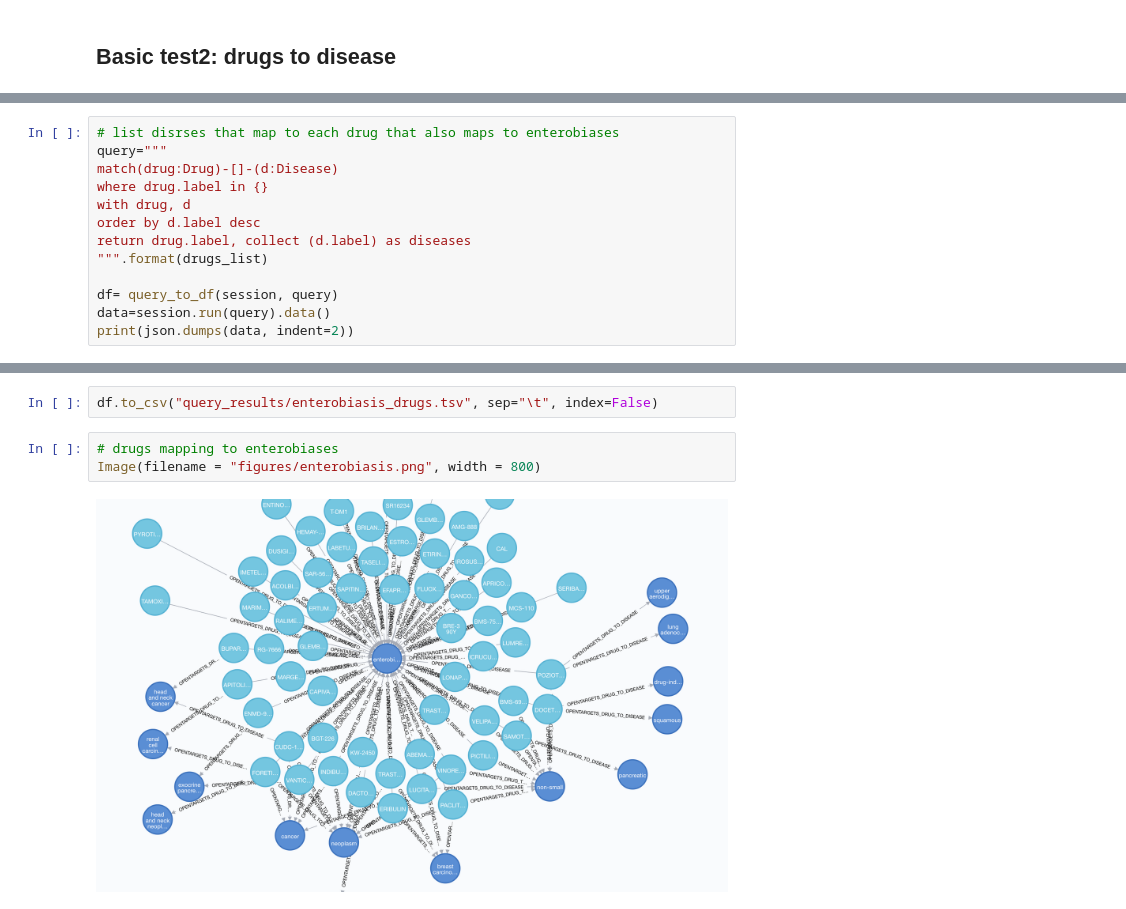
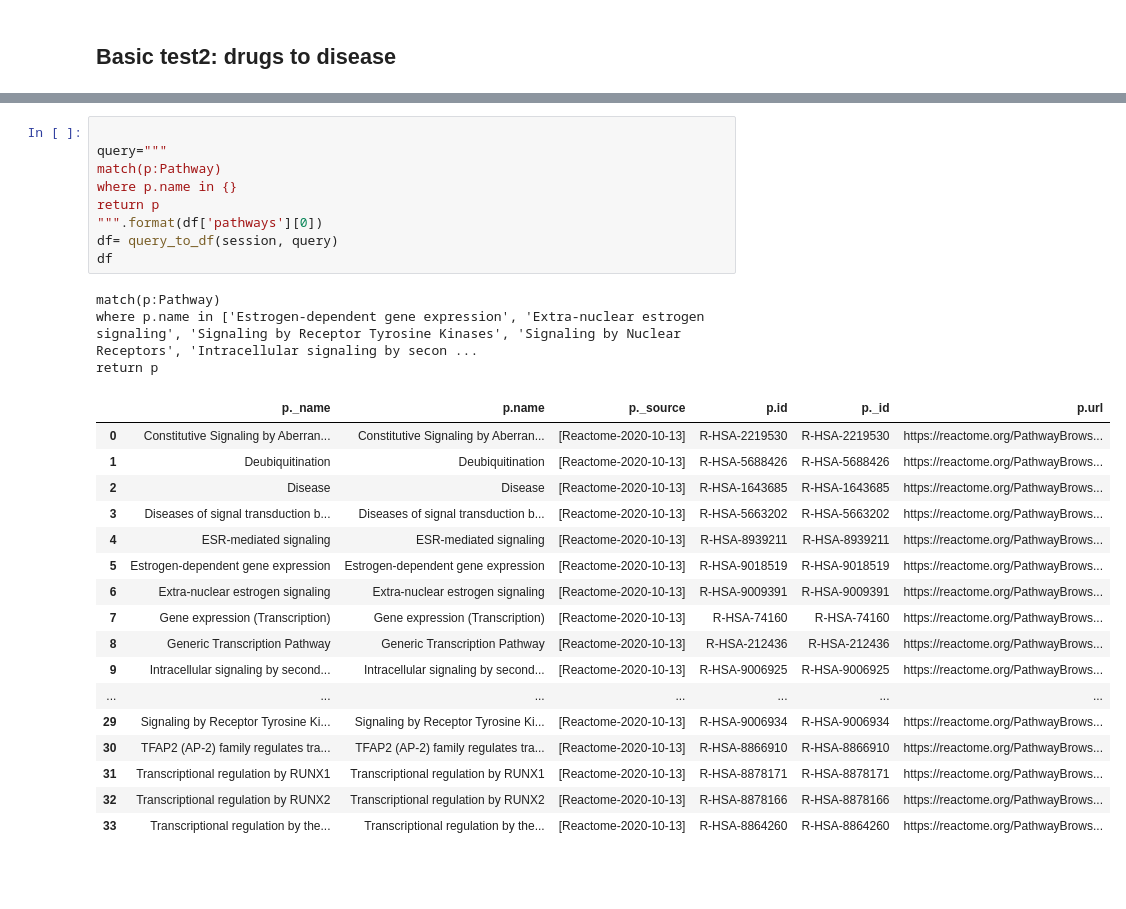
Before and after one commit to mvab/epigraphdb-breast-cancer, a Jupyter notebook: breast_cancer_positive_controls.ipynb, the cells around one changed output, grey strips where cells are left out. Drawn from its saved outputs; the diff is of its cells as text; blank space fills up the shorter version.

```diff
--- a/breast_cancer_positive_controls.ipynb
+++ b/breast_cancer_positive_controls.ipynb
@@ -233,13 +182,0 @@ drugs_list
-# %%
-# list disrses that map to each drug that also maps to enterobiases
-query="""
-match(drug:Drug)-[]-(d:Disease)
-where drug.label in {}
-with drug, d
-order by d.label desc
-return drug.label, collect (d.label) as diseases
-""".format(drugs_list)
-
-df= query_to_df(session, query)
-data=session.run(query).data()
-print(json.dumps(data, indent=2))
@@ -264,7 +183,30 @@ return drug.label, collect (d.label) as diseases
-# %%
-df.to_csv("query_results/enterobiasis_drugs.tsv", sep="\t", index=False)
-# %%
-# drugs mapping to enterobiases
-Image(filename = "figures/enterobiasis.png", width = 800)
-# %% [output]
-[figure, removed]
+# %%
+
+query="""
+match(p:Pathway)
+where p.name in {}
+return p
+""".format(df['pathways'][0])
+df= query_to_df(session, query)
+df
+# %% [output]
+match(p:Pathway)
+where p.name in ['Estrogen-dependent gene expression', 'Extra-nuclear estrogen signaling', 'Signaling by Receptor Tyrosine Kinases', 'Signaling by Nuclear Receptors', 'Intracellular signaling by secon ...
+return p
+|  | p._name | p.name | p._source | p.id | p._id | p.url |
+| 0 | Constitutive Signaling by Aberran... | Constitutive Signaling by Aberran... | [Reactome-2020-10-13] | R-HSA-2219530 | R-HSA-2219530 | https://reactome.org/PathwayBrows... |
+| 1 | Deubiquitination | Deubiquitination | [Reactome-2020-10-13] | R-HSA-5688426 | R-HSA-5688426 | https://reactome.org/PathwayBrows... |
+| 2 | Disease | Disease | [Reactome-2020-10-13] | R-HSA-1643685 | R-HSA-1643685 | https://reactome.org/PathwayBrows... |
+| 3 | Diseases of signal transduction b... | Diseases of signal transduction b... | [Reactome-2020-10-13] | R-HSA-5663202 | R-HSA-5663202 | https://reactome.org/PathwayBrows... |
+| 4 | ESR-mediated signaling | ESR-mediated signaling | [Reactome-2020-10-13] | R-HSA-8939211 | R-HSA-8939211 | https://reactome.org/PathwayBrows... |
+| 5 | Estrogen-dependent gene expression | Estrogen-dependent gene expression | [Reactome-2020-10-13] | R-HSA-9018519 | R-HSA-9018519 | https://reactome.org/PathwayBrows... |
+| 6 | Extra-nuclear estrogen signaling | Extra-nuclear estrogen signaling | [Reactome-2020-10-13] | R-HSA-9009391 | R-HSA-9009391 | https://reactome.org/PathwayBrows... |
+| 7 | Gene expression (Transcription) | Gene expression (Transcription) | [Reactome-2020-10-13] | R-HSA-74160 | R-HSA-74160 | https://reactome.org/PathwayBrows... |
+| 8 | Generic Transcription Pathway | Generic Transcription Pathway | [Reactome-2020-10-13] | R-HSA-212436 | R-HSA-212436 | https://reactome.org/PathwayBrows... |
+| 9 | Intracellular signaling by second... | Intracellular signaling by second... | [Reactome-2020-10-13] | R-HSA-9006925 | R-HSA-9006925 | https://reactome.org/PathwayBrows... |
+| ... | ... | ... | ... | ... | ... | ... |
+| 29 | Signaling by Receptor Tyrosine Ki... | Signaling by Receptor Tyrosine Ki... | [Reactome-2020-10-13] | R-HSA-9006934 | R-HSA-9006934 | https://reactome.org/PathwayBrows... |
+| 30 | TFAP2 (AP-2) family regulates tra... | TFAP2 (AP-2) family regulates tra... | [Reactome-2020-10-13] | R-HSA-8866910 | R-HSA-8866910 | https://reactome.org/PathwayBrows... |
+| 31 | Transcriptional regulation by RUNX1 | Transcriptional regulation by RUNX1 | [Reactome-2020-10-13] | R-HSA-8878171 | R-HSA-8878171 | https://reactome.org/PathwayBrows... |
+| 32 | Transcriptional regulation by RUNX2 | Transcriptional regulation by RUNX2 | [Reactome-2020-10-13] | R-HSA-8878166 | R-HSA-8878166 | https://reactome.org/PathwayBrows... |
+| 33 | Transcriptional regulation by the... | Transcriptional regulation by the... | [Reactome-2020-10-13] | R-HSA-8864260 | R-HSA-8864260 | https://reactome.org/PathwayBrows... |
```
Also changed, not shown: parts of 11 cells of this notebook, 1 other file.
